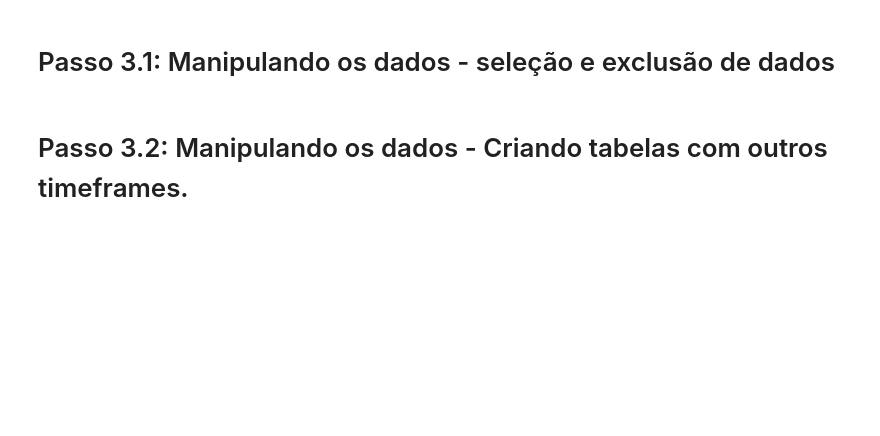
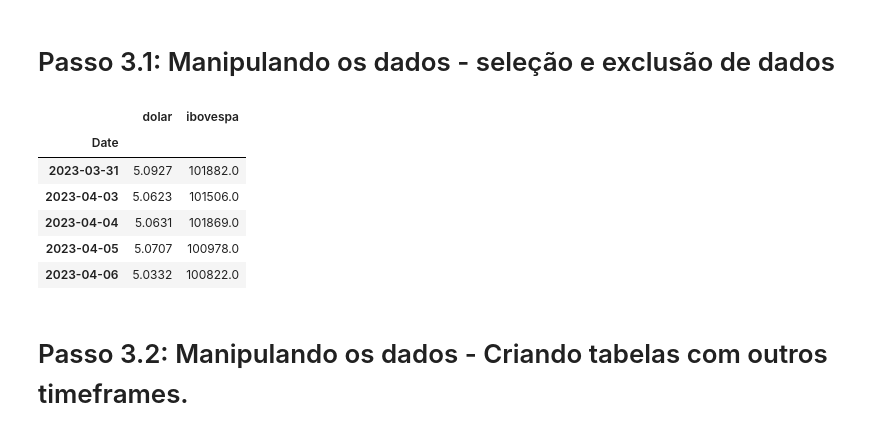
Before and after one commit to Mateus-cpa/Portfolio, a Jupyter notebook: 1-relatorio-diario-de-mercado.ipynb, the cells around one changed output. Drawn from its saved outputs; the diff is of its cells as text; code cells hidden in the pictures; blank space fills up the shorter version.

Commit message:
Kaggle Notebook | 1 - Relatorio diario de mercado | Version 3

```diff
--- a/1-relatorio-diario-de-mercado.ipynb
+++ b/1-relatorio-diario-de-mercado.ipynb
@@ -47,11 +112,19 @@ display(dados_mercado)
 # %% [markdown]
 # Passo 3.1: Manipulando os dados - seleção e exclusão de dados
 # %%
-dados_fechamento = dados_mercado['Adj Close']
-dados_fechamento.columns = ['dolar', 'ibovespa']
-dados_fechamento = dados_fechamento.dropna()
+dados_fechamento = dados_mercado['Adj Close'] # seleciona a 1ª coluna
+dados_fechamento.columns = ['dolar', 'ibovespa'] # renomeia colunas
+dados_fechamento = dados_fechamento.dropna() #tira linhas com células vazias
 
-dados_fechamento
+dados_fechamento.tail()
+# %% [output]
+|  | dolar | ibovespa |
+| Date |  |  |
+| 2023-03-31 | 5.0927 | 101882.0 |
+| 2023-04-03 | 5.0623 | 101506.0 |
+| 2023-04-04 | 5.0631 | 101869.0 |
+| 2023-04-05 | 5.0707 | 100978.0 |
+| 2023-04-06 | 5.0332 | 100822.0 |
 # %% [markdown]
 # Passo 3.2: Manipulando os dados - Criando tabelas com outros timeframes.
 # %%
```
Also changed, not shown: parts of 16 cells of this notebook.
